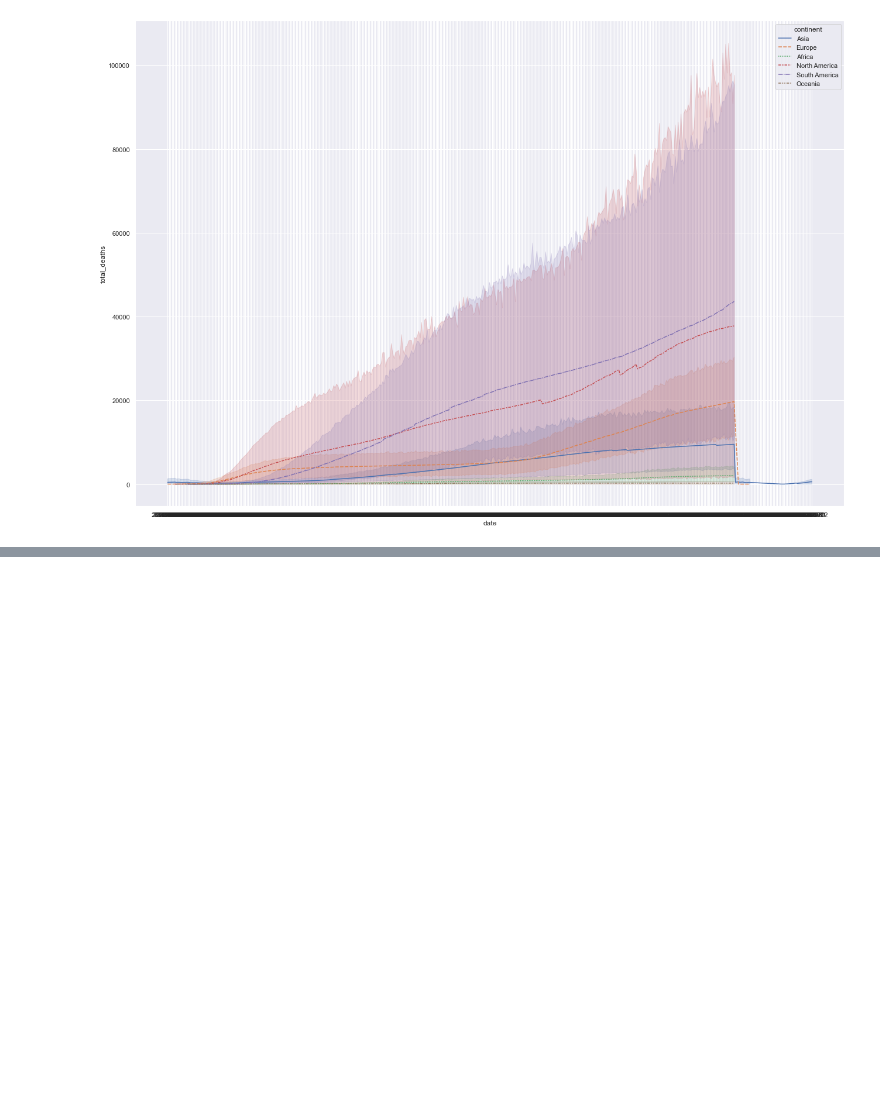
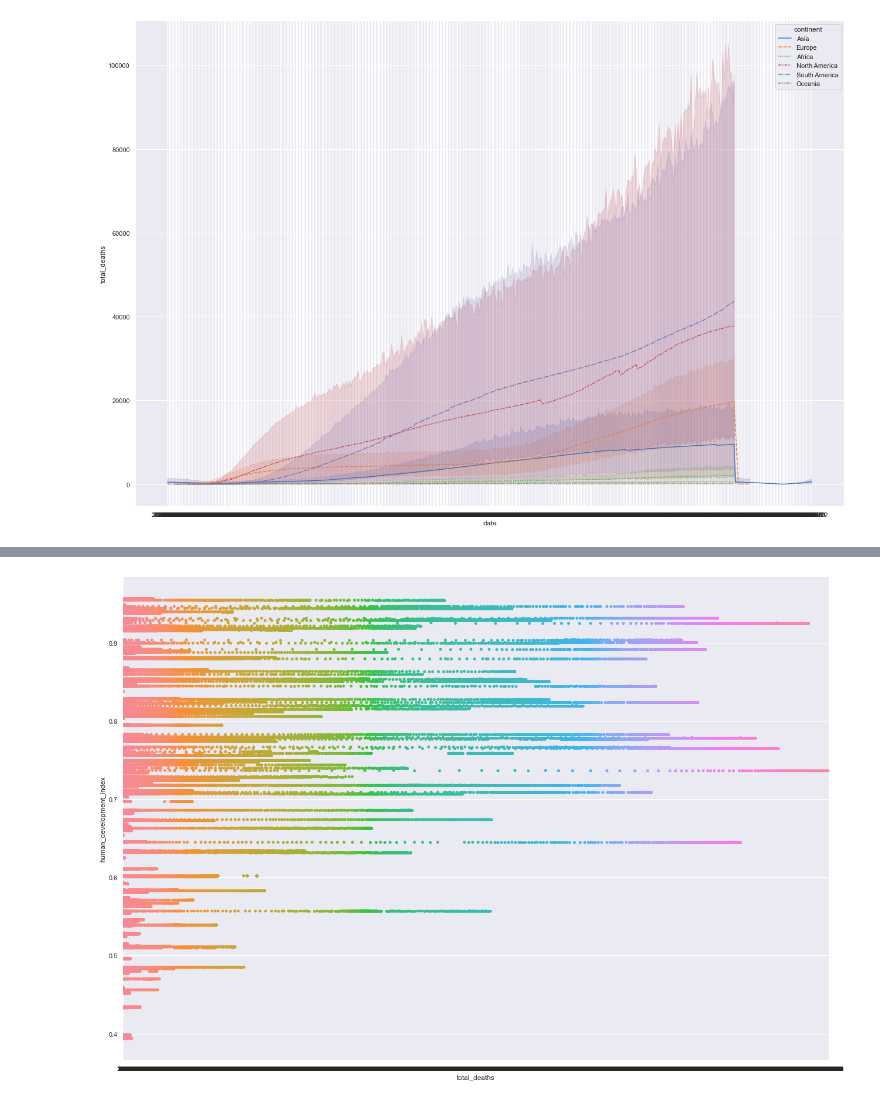
Before and after one commit to jack-goodson/Covid-Data, a Jupyter notebook: Covid data.ipynb, the cells around one changed output, grey strips where cells are left out. Cells and saved outputs as stored; diff of their text form; code cells hidden in the pictures; blank space fills up the shorter version.

```diff
--- a/Covid data.ipynb
+++ b/Covid data.ipynb
@@ -27,0 +25,4 @@ sns.lineplot(data=df, x="date", y="total_deaths",  hue="continent",style="contin
+# %%
+ax = sns.stripplot(x="total_deaths", y="human_development_index", data=df, jitter=0.05)
+# %% [output]
+[figure, added]
```
Also changed, not shown: parts of 1 cell of this notebook.
